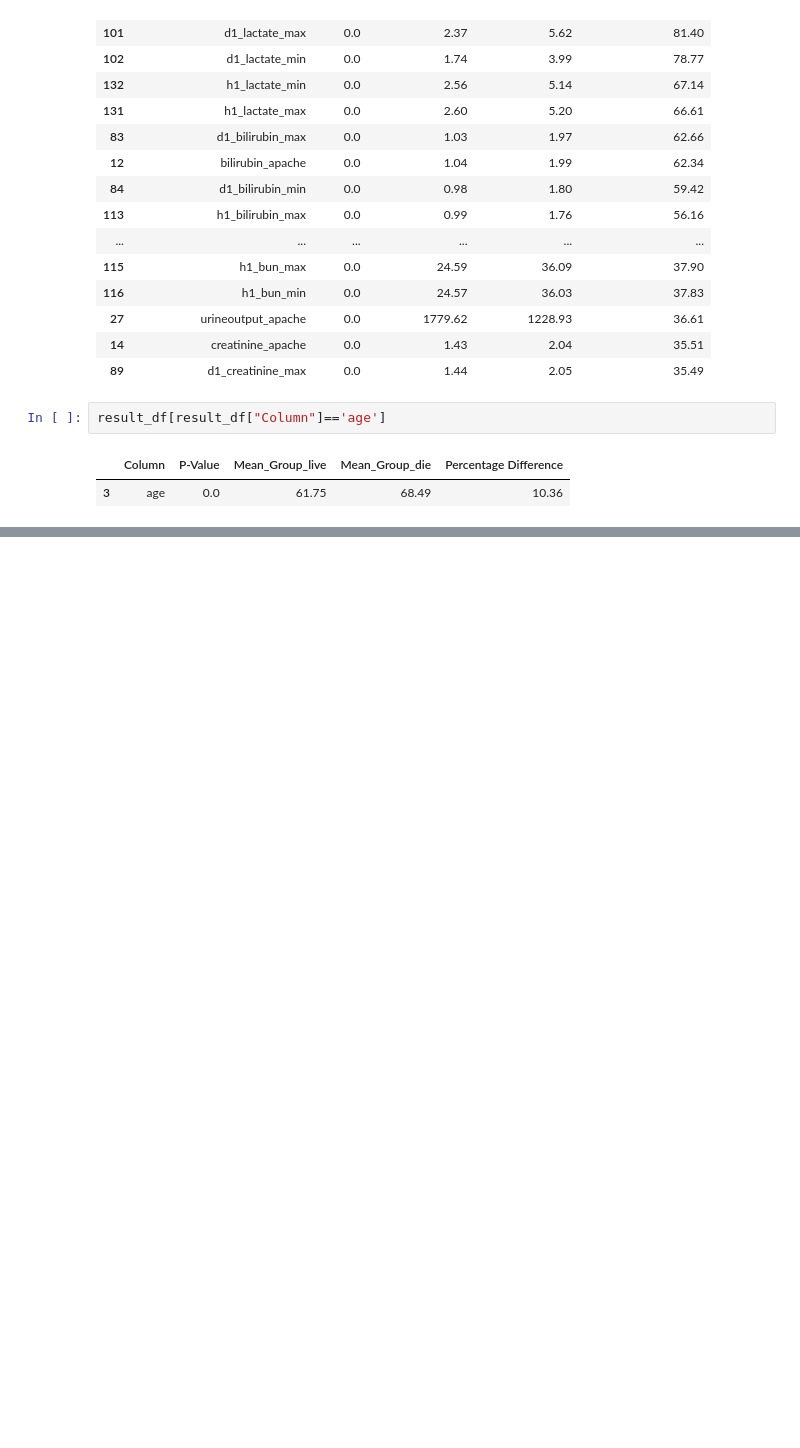
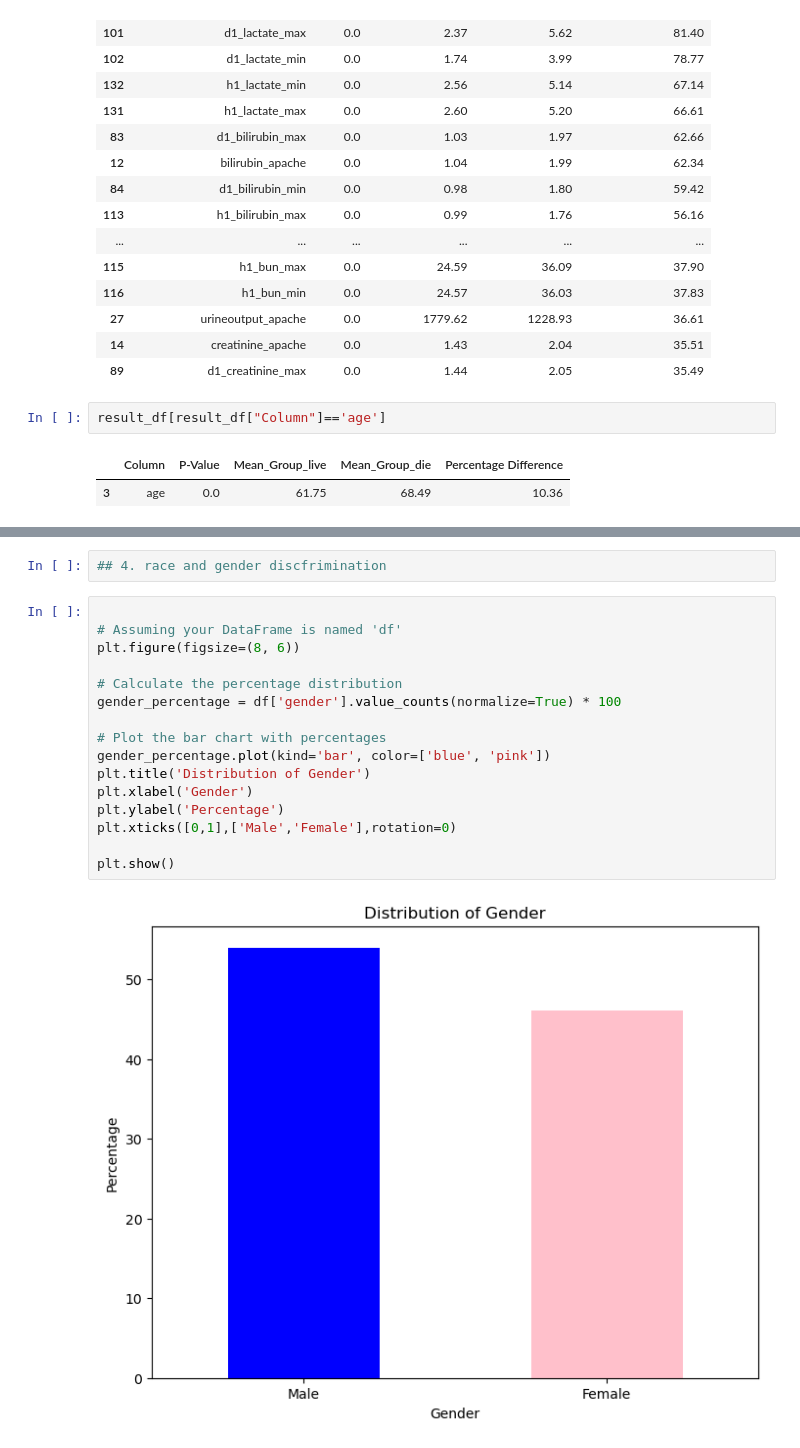
Before and after one commit to ShaniCohen/pred-ICU, a Jupyter notebook: main_eda.ipynb, the cells around one changed output, grey strips where cells are left out. Saved outputs shown, nothing was run; the diff lists cells and outputs as text; blank space fills up the shorter version.

```diff
--- a/main_eda.ipynb
+++ b/main_eda.ipynb
@@ -218,0 +219,20 @@ result_df["Column"].to_list()
+# %%
+## 4. race and gender discfrimination
+# %%
+
+# Assuming your DataFrame is named 'df'
+plt.figure(figsize=(8, 6))
+
+# Calculate the percentage distribution
+gender_percentage = df['gender'].value_counts(normalize=True) * 100
+
+# Plot the bar chart with percentages
+gender_percentage.plot(kind='bar', color=['blue', 'pink'])
+plt.title('Distribution of Gender')
+plt.xlabel('Gender')
+plt.ylabel('Percentage')
+plt.xticks([0,1],['Male','Female'],rotation=0)
+
+plt.show()
+# %% [output]
+[figure, added]
```
Also changed, not shown: parts of 5 cells of this notebook.
